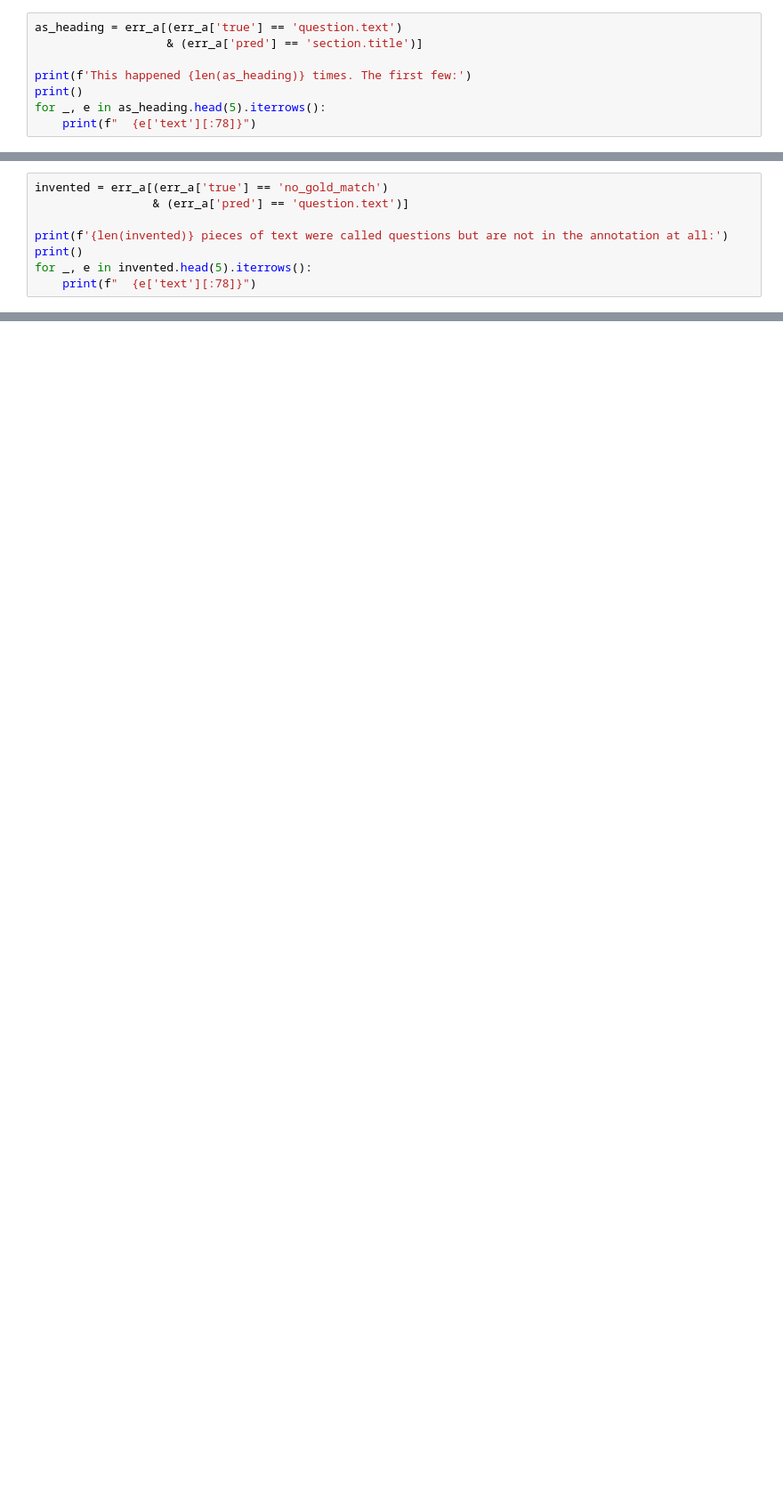
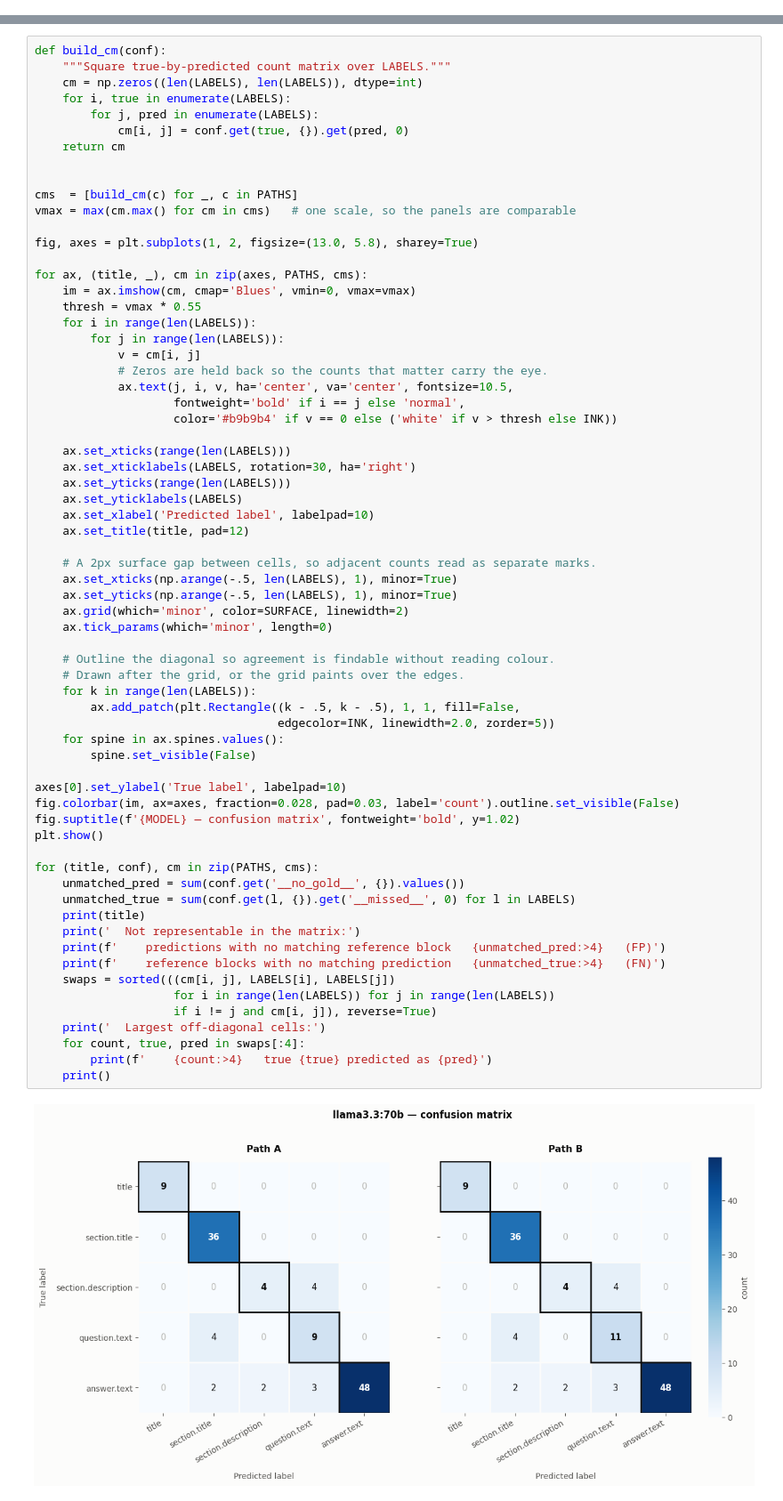
Before and after one commit to fairdataihub/dmpbridge, a Jupyter notebook: notebooks/3-llama33-70b-results-pdfplumber.ipynb, the cells around one changed output, grey strips where cells are left out. Shown at 89% size. Cells and saved outputs as stored; diff of their text form; blank space fills up the shorter version.

```diff
--- a/notebooks/3-llama33-70b-results-pdfplumber.ipynb
+++ b/notebooks/3-llama33-70b-results-pdfplumber.ipynb
@@ -125,8 +0,0 @@ break at once: a real question goes unfound, and a heading appears that shouldn'
-# %%
-as_heading = err_a[(err_a['true'] == 'question.text')
-                   & (err_a['pred'] == 'section.title')]
-
-print(f'This happened {len(as_heading)} times. The first few:')
-print()
-for _, e in as_heading.head(5).iterrows():
-    print(f"  {e['text'][:78]}")
@@ -146,8 +0,0 @@ not questions, just pieces of sentences.
-# %%
-invented = err_a[(err_a['true'] == 'no_gold_match')
-                 & (err_a['pred'] == 'question.text')]
-
-print(f'{len(invented)} pieces of text were called questions but are not in the annotation at all:')
-print()
-for _, e in invented.head(5).iterrows():
-    print(f"  {e['text'][:78]}")
@@ -252,0 +260,68 @@ For the mechanics of how the score is calculated, and for the annotation rules,
+# %%
+def build_cm(conf):
+    """Square true-by-predicted count matrix over LABELS."""
+    cm = np.zeros((len(LABELS), len(LABELS)), dtype=int)
+    for i, true in enumerate(LABELS):
+        for j, pred in enumerate(LABELS):
+            cm[i, j] = conf.get(true, {}).get(pred, 0)
+    return cm
+
+
+cms  = [build_cm(c) for _, c in PATHS]
+vmax = max(cm.max() for cm in cms)   # one scale, so the panels are comparable
+
+fig, axes = plt.subplots(1, 2, figsize=(13.0, 5.8), sharey=True)
+
+for ax, (title, _), cm in zip(axes, PATHS, cms):
+    im = ax.imshow(cm, cmap='Blues', vmin=0, vmax=vmax)
+    thresh = vmax * 0.55
+    for i in range(len(LABELS)):
+        for j in range(len(LABELS)):
+            v = cm[i, j]
+            # Zeros are held back so the counts that matter carry the eye.
+            ax.text(j, i, v, ha='center', va='center', fontsize=10.5,
+                    fontweight='bold' if i == j else 'normal',
+                    color='#b9b9b4' if v == 0 else ('white' if v > thresh else INK))
+
+    ax.set_xticks(range(len(LABELS)))
+    ax.set_xticklabels(LABELS, rotation=30, ha='right')
+    ax.set_yticks(range(len(LABELS)))
+    ax.set_yticklabels(LABELS)
+    ax.set_xlabel('Predicted label', labelpad=10)
+    ax.set_title(title, pad=12)
+
+    # A 2px surface gap between cells, so adjacent counts read as separate marks.
+    ax.set_xticks(np.arange(-.5, len(LABELS), 1), minor=True)
+    ax.set_yticks(np.arange(-.5, len(LABELS), 1), minor=True)
+    ax.grid(which='minor', color=SURFACE, linewidth=2)
+    ax.tick_params(which='minor', length=0)
+
+    # Outline the diagonal so agreement is findable without reading colour.
+    # Drawn after the grid, or the grid paints over the edges.
+    for k in range(len(LABELS)):
+        ax.add_patch(plt.Rectangle((k - .5, k - .5), 1, 1, fill=False,
+                                   edgecolor=INK, linewidth=2.0, zorder=5))
+    for spine in ax.spines.values():
+        spine.set_visible(False)
+
+axes[0].set_ylabel('True label', labelpad=10)
+fig.colorbar(im, ax=axes, fraction=0.028, pad=0.03, label='count').outline.set_visible(False)
+fig.suptitle(f'{MODEL} — confusion matrix', fontweight='bold', y=1.02)
+plt.show()
+
+for (title, conf), cm in zip(PATHS, cms):
+    unmatched_pred = sum(conf.get('__no_gold__', {}).values())
+    unmatched_true = sum(conf.get(l, {}).get('__missed__', 0) for l in LABELS)
+    print(title)
+    print('  Not representable in the matrix:')
+    print(f'    predictions with no matching reference block   {unmatched_pred:>4}   (FP)')
+    print(f'    reference blocks with no matching prediction   {unmatched_true:>4}   (FN)')
+    swaps = sorted(((cm[i, j], LABELS[i], LABELS[j])
+                    for i in range(len(LABELS)) for j in range(len(LABELS))
+                    if i != j and cm[i, j]), reverse=True)
+    print('  Largest off-diagonal cells:')
+    for count, true, pred in swaps[:4]:
+        print(f'    {count:>4}   true {true} predicted as {pred}')
+    print()
+# %% [output]
+[figure, added]
```
Also changed, not shown: parts of 23 cells of this notebook, 1 other file.
